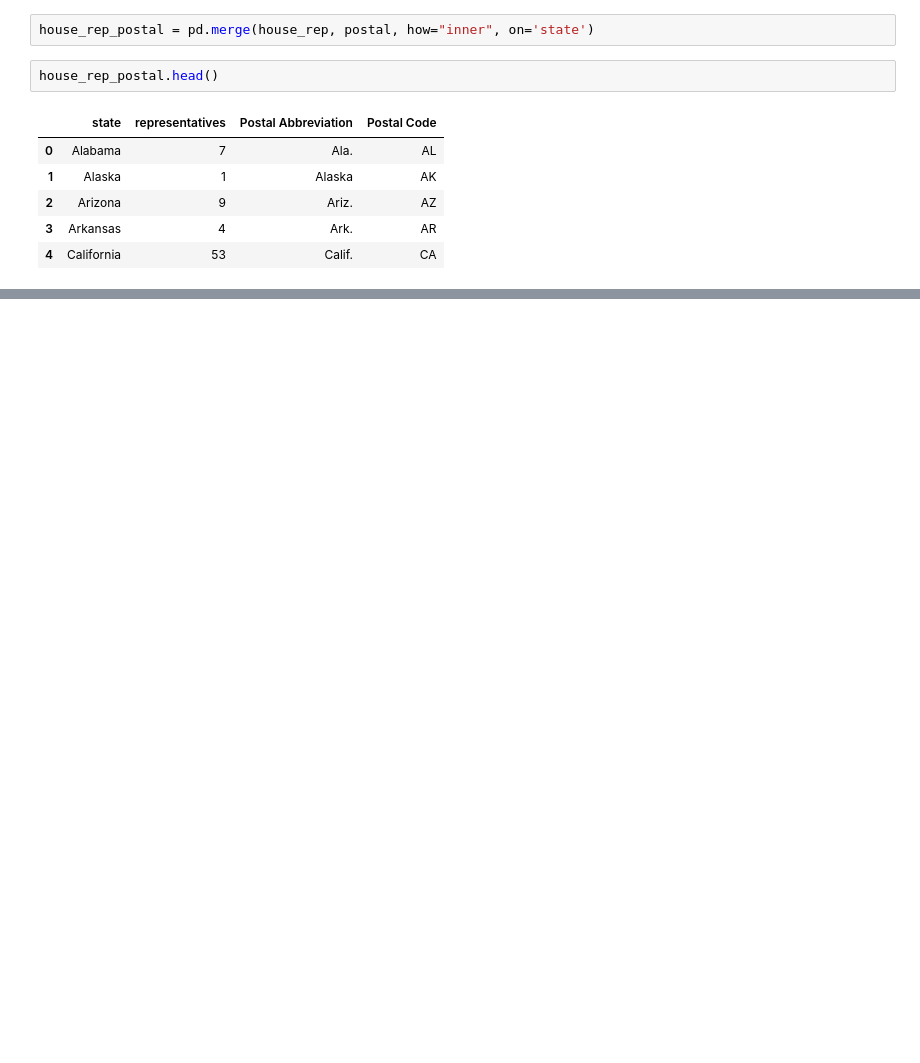
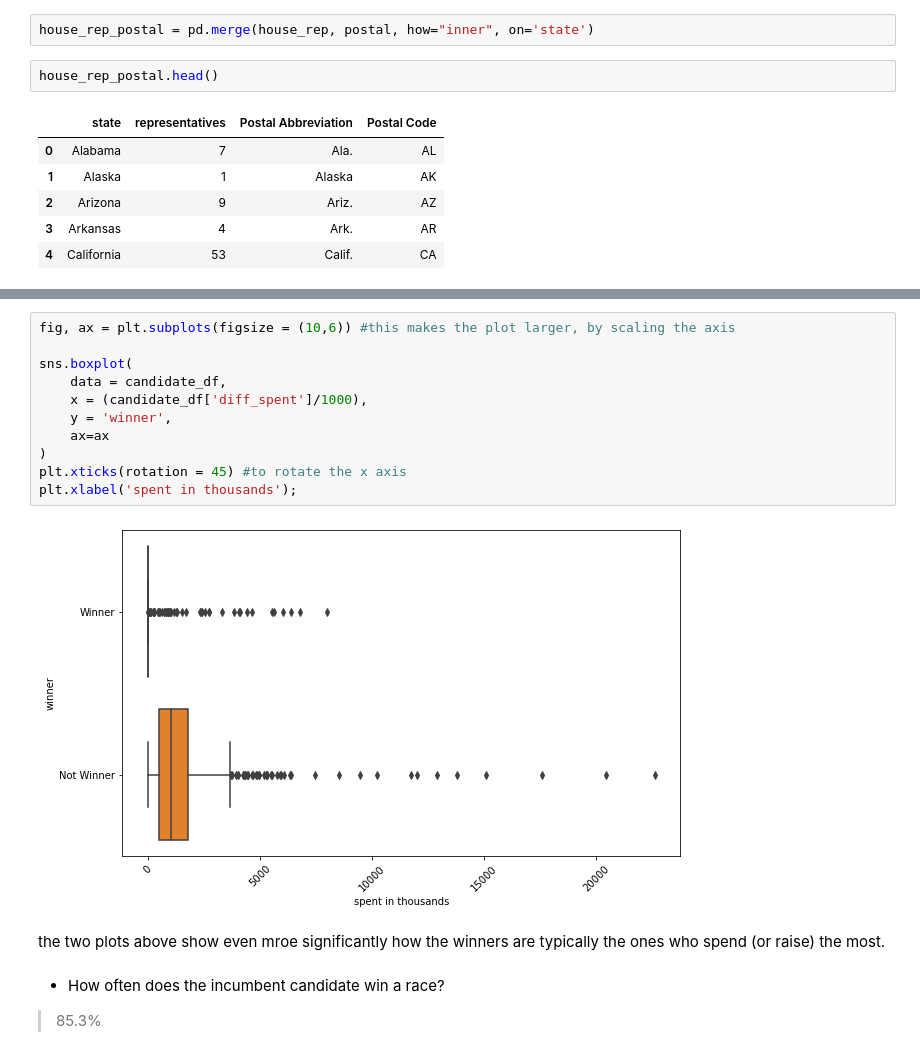
Before and after one commit to tomoumer/webscraping_open_secrets-pizza, a Jupyter notebook: notebooks/TU_webscrape.ipynb, the cells around one changed output, grey strips where cells are left out. Cells and saved outputs as stored; diff of their text form; blank space fills up the shorter version.

```diff
--- a/notebooks/TU_webscrape.ipynb
+++ b/notebooks/TU_webscrape.ipynb
@@ -277,0 +485,18 @@ house_rep_postal.head()
+# %%
+fig, ax = plt.subplots(figsize = (10,6)) #this makes the plot larger, by scaling the axis
+
+sns.boxplot(
+    data = candidate_df,
+    x = (candidate_df['diff_spent']/1000),
+    y = 'winner',
+    ax=ax
+)
+plt.xticks(rotation = 45) #to rotate the x axis
+plt.xlabel('spent in thousands');
+# %% [output]
+[figure, added]
+# %% [markdown]
+the two plots above show even mroe significantly how the winners are typically the ones who spend (or raise) the most.
+# %% [markdown]
+- How often does the incumbent candidate win a race?
+> 85.3%
```
Also changed, not shown: parts of 25 cells of this notebook.
